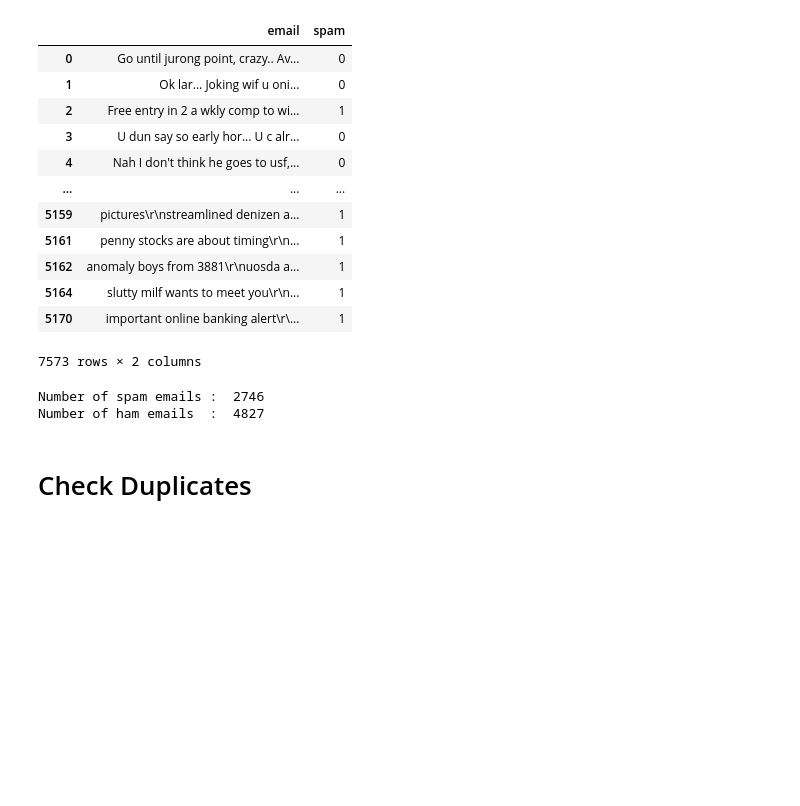
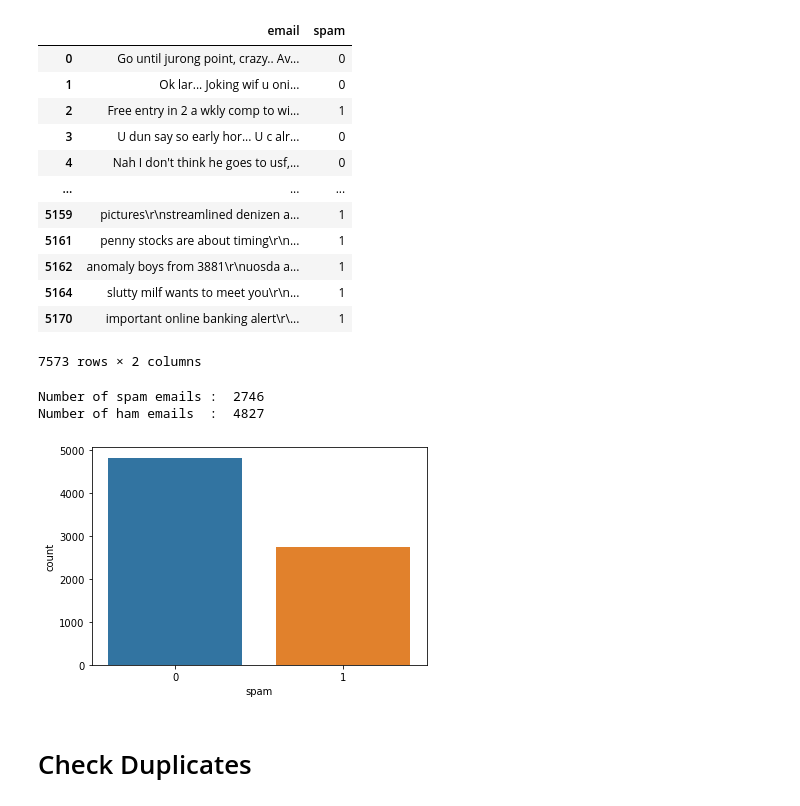
Before and after one commit to tejasborkar74/Spam-Detection-Naive-Bayes-ML, a Jupyter notebook: spam detection.ipynb, the cells around one changed output. Drawn from its saved outputs; the diff is of its cells as text; code cells hidden in the pictures; blank space fills up the shorter version.

```diff
--- a/spam detection.ipynb
+++ b/spam detection.ipynb
@@ -133,9 +140,14 @@ df
 # %%
 print("Number of spam emails : " ,df[df['spam'] == 1].shape[0])
 print("Number of ham emails  : ",df[df['spam'] == 0].shape[0])
+
+
+sns.countplot(x = 'spam' , data = df)
+plt.show()
 # %% [output]
 Number of spam emails :  2746
 Number of ham emails  :  4827
+[figure, added]
 # %% [markdown]
 # Check Duplicates
 # %%
```
Also changed, not shown: parts of 3 cells of this notebook.
